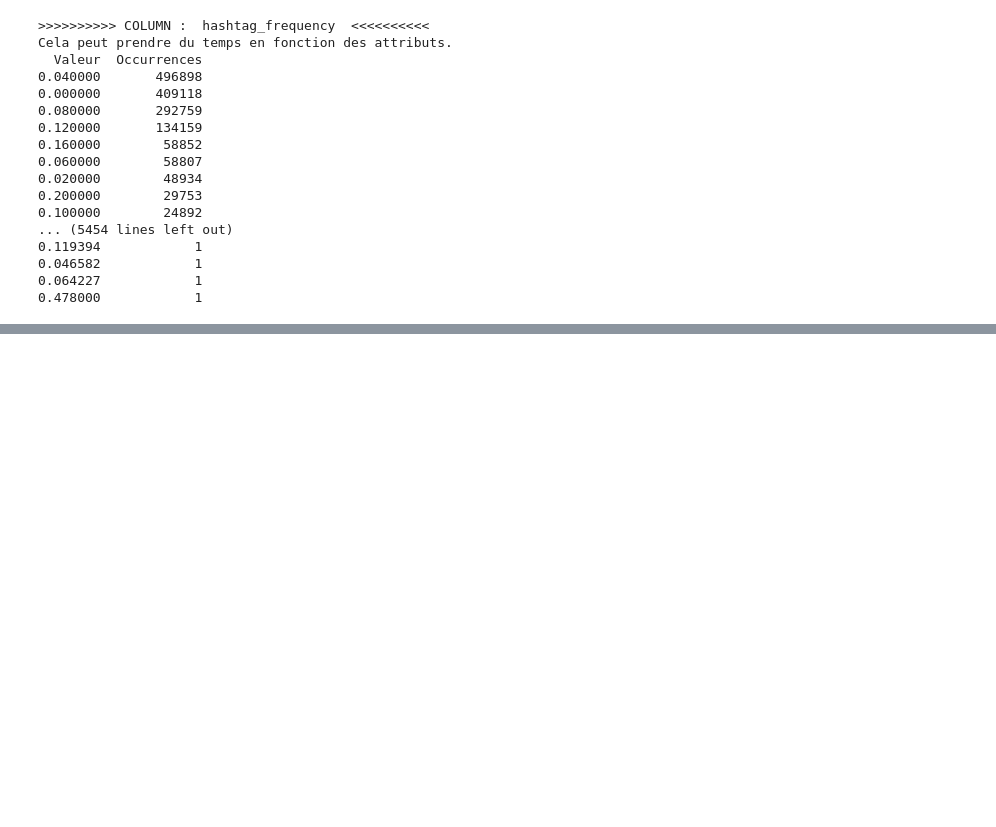
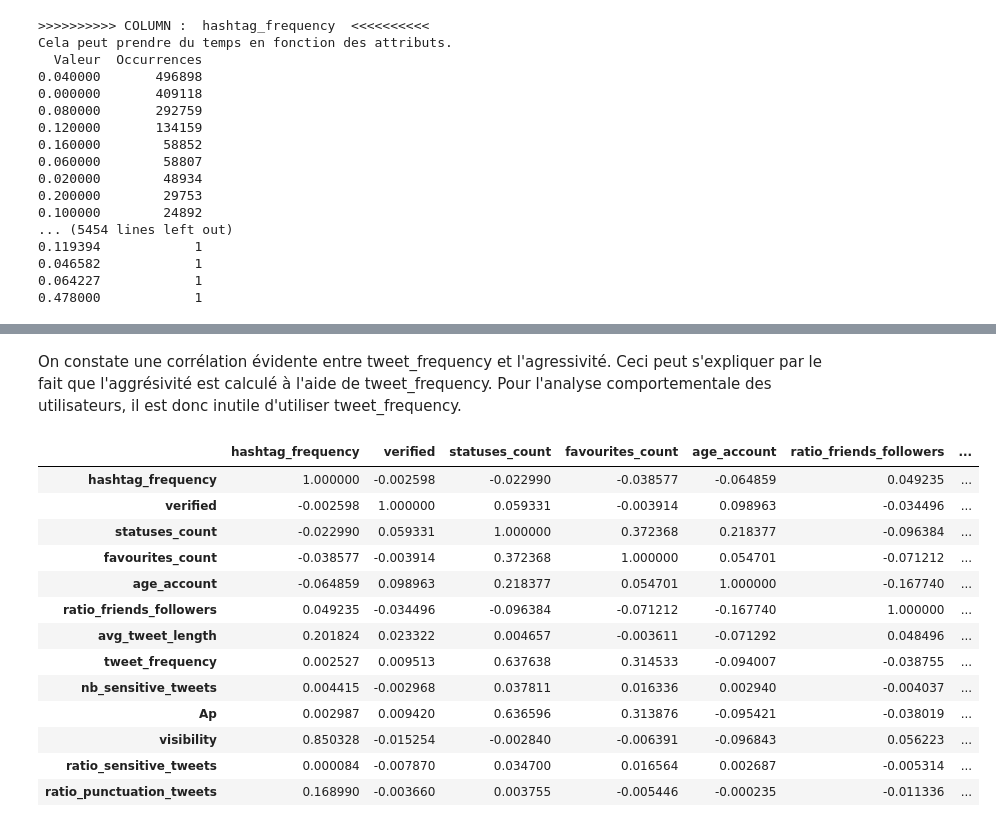
Before and after one commit to Antoine-ValentinCharpentier/Tweet-Analysis, a Jupyter notebook: scripts/utils/previewUsers.ipynb, the cells around one changed output, grey strips where cells are left out. Cells and saved outputs as stored; diff of their text form; code cells hidden in the pictures; blank space fills up the shorter version.

```diff
--- a/scripts/utils/previewUsers.ipynb
+++ b/scripts/utils/previewUsers.ipynb
@@ -86,0 +95,19 @@ Cela peut prendre du temps en fonction des attributs.
+# %% [markdown]
+On constate une corrélation évidente entre tweet_frequency et l'agressivité. Ceci peut s'expliquer par le fait que l'aggrésivité est calculé à l'aide de tweet_frequency. Pour l'analyse comportementale des utilisateurs, il est donc inutile d'utiliser tweet_frequency.
+# %%
+users.corr()
+# %% [output]
+|  | hashtag_frequency | verified | statuses_count | favourites_count | age_account | ratio_friends_followers | ... |
+| hashtag_frequency | 1.000000 | -0.002598 | -0.022990 | -0.038577 | -0.064859 | 0.049235 | ... |
+| verified | -0.002598 | 1.000000 | 0.059331 | -0.003914 | 0.098963 | -0.034496 | ... |
+| statuses_count | -0.022990 | 0.059331 | 1.000000 | 0.372368 | 0.218377 | -0.096384 | ... |
+| favourites_count | -0.038577 | -0.003914 | 0.372368 | 1.000000 | 0.054701 | -0.071212 | ... |
+| age_account | -0.064859 | 0.098963 | 0.218377 | 0.054701 | 1.000000 | -0.167740 | ... |
+| ratio_friends_followers | 0.049235 | -0.034496 | -0.096384 | -0.071212 | -0.167740 | 1.000000 | ... |
+| avg_tweet_length | 0.201824 | 0.023322 | 0.004657 | -0.003611 | -0.071292 | 0.048496 | ... |
+| tweet_frequency | 0.002527 | 0.009513 | 0.637638 | 0.314533 | -0.094007 | -0.038755 | ... |
+| nb_sensitive_tweets | 0.004415 | -0.002968 | 0.037811 | 0.016336 | 0.002940 | -0.004037 | ... |
+| Ap | 0.002987 | 0.009420 | 0.636596 | 0.313876 | -0.095421 | -0.038019 | ... |
+| visibility | 0.850328 | -0.015254 | -0.002840 | -0.006391 | -0.096843 | 0.056223 | ... |
+| ratio_sensitive_tweets | 0.000084 | -0.007870 | 0.034700 | 0.016564 | 0.002687 | -0.005314 | ... |
+| ratio_punctuation_tweets | 0.168990 | -0.003660 | 0.003755 | -0.005446 | -0.000235 | -0.011336 | ... |
```
Also changed, not shown: parts of 2 cells of this notebook, 1 other file.
